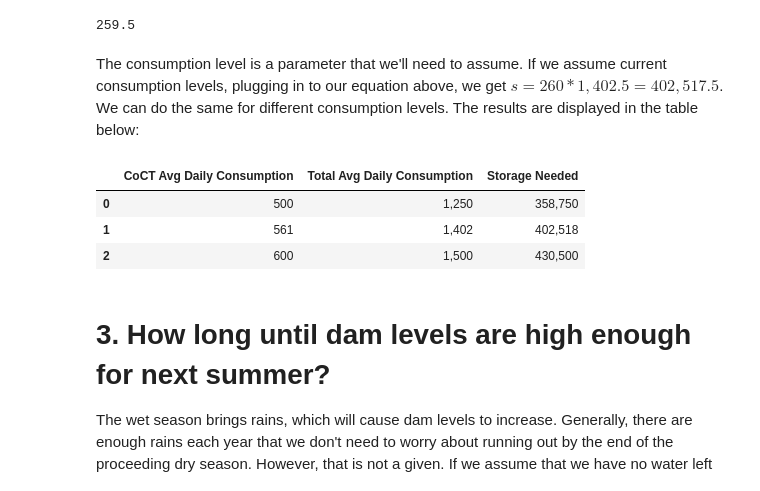
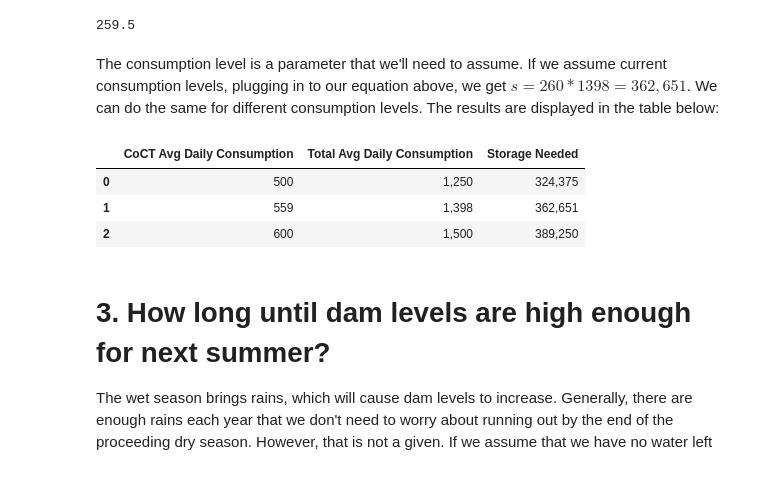
Before and after one commit to jbertscher/dam-levels, a Jupyter notebook: 1.0-dam-level-predictions.ipynb, the cells around one changed output. Cells and saved outputs as stored; diff of their text form; code cells hidden in the pictures.

```diff
--- a/1.0-dam-level-predictions.ipynb
+++ b/1.0-dam-level-predictions.ipynb
@@ -34,6 +34,8 @@ agg_storage_ml.index = agg_storage_ml['date']
 agg_storage_ml.index.name = 'date'
 
 TOTAL_DAM_CAPACITY = 902598  # Total dam capacity
+DAM_LEVEL_PCT = 0.297
+AVG_CT_CONSUMPTION = 559
 # %% [markdown]
 # The Crisis
 # %% [markdown]
@@ -179,22 +199,25 @@ $$s = d \times c$$
 
 Eyeballing dam storage graph above, we can see that dam levels tend to drop off from between the beginning of October to the latter half of June. Let's use the average number of days in the dry seasons in the past 4 years to be conservative. That gives us 260 days.
 # %%
-season_summary.loc[season_summary['year'] >= 2014, 'dry_season_length'].mean()
+dry_season_days = season_summary.loc[season_summary['year'] >= 2014, 'dry_season_length'].mean()
+dry_season_days
 # %% [output]
 259.5
 # %% [markdown]
-The consumption level is a parameter that we'll need to assume. If we assume current consumption levels, plugging in to our equation above, we get $s = 260 * 1,402.5 = 402,517.5$. We can do the same for different consumption levels. The results are displayed in the table below:
+The consumption level is a parameter that we'll need to assume. If we assume current consumption levels, plugging in to our equation above, we get $s = 260 * 1398 = 362,651$. We can do the same for different consumption levels. The results are displayed in the table below:
 # %%
 storage_needed = pd.DataFrame()
-storage_needed['CoCT Avg Daily Consumption'] = [500, 561, 600]
+storage_needed['CoCT Avg Daily Consumption'] = [500, AVG_CT_CONSUMPTION, 600]
 storage_needed['Total Avg Daily Consumption'] = 2.5 * storage_needed['CoCT Avg Daily Consumption']
-storage_needed['Storage Needed'] = 287 * storage_needed['Total Avg Daily Consumption']
+storage_needed['Storage Needed'] = dry_season_days * storage_needed['Total Avg Daily Consumption']
+storage_needed_current_cons = storage_needed.loc[storage_needed['CoCT Avg Daily Consumption'] == AVG_CT_CONSUMPTION,
+                                             'Storage Needed']
 storage_needed.style.format('{:,.0f}')
 # %% [output]
 |  | CoCT Avg Daily Consumption | Total Avg Daily Consumption | Storage Needed |
-| 0 | 500 | 1,250 | 358,750 |
-| 1 | 561 | 1,402 | 402,518 |
-| 2 | 600 | 1,500 | 430,500 |
+| 0 | 500 | 1,250 | 324,375 |
+| 1 | 559 | 1,398 | 362,651 |
+| 2 | 600 | 1,500 | 389,250 |
 # %% [markdown]
 # 3. How long until dam levels are high enough for next summer?
 
```
Also changed, not shown: parts of 17 cells of this notebook, 1 other file.
